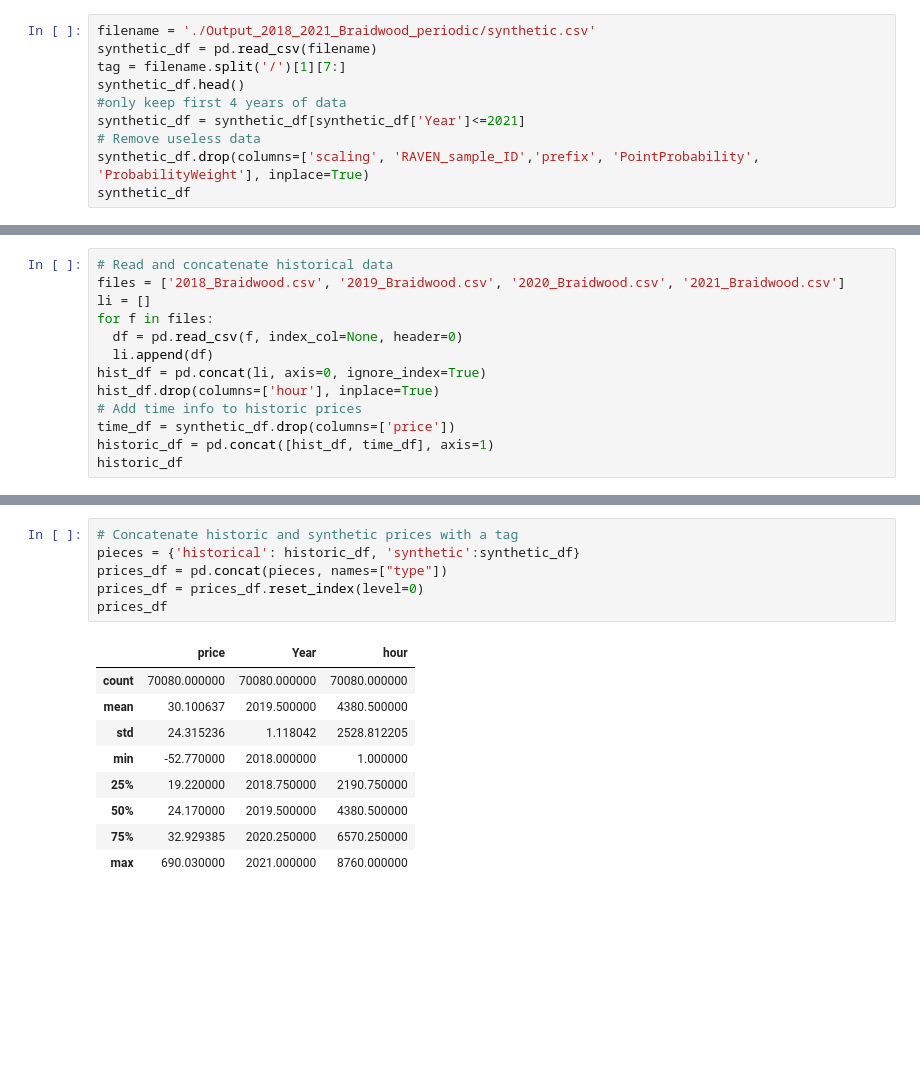
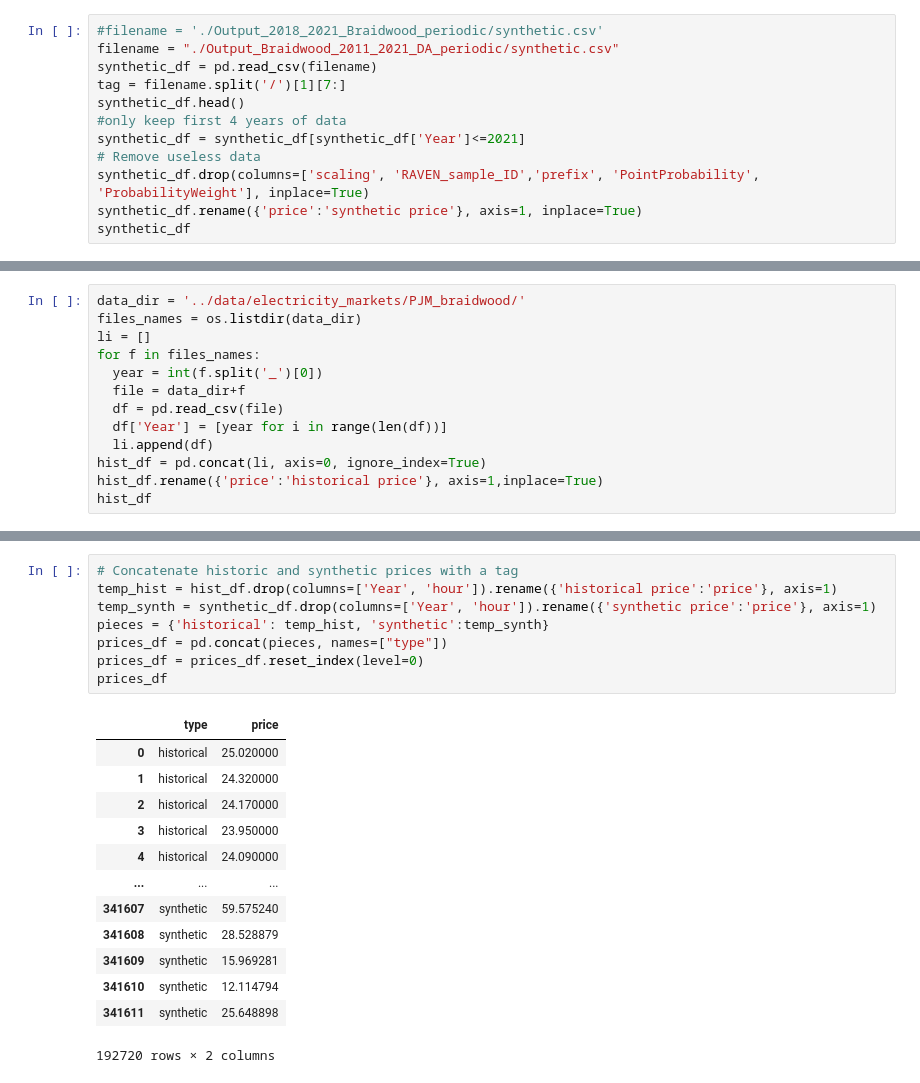
Before and after one commit to idaholab/FORCE, a Jupyter notebook: use_cases/IES_Feb23/train/ARMA_metrics.ipynb, the cells around one changed output, grey strips where cells are left out. Cells and saved outputs as stored; diff of their text form; blank space fills up the shorter version.

```diff
--- a/use_cases/IES_Feb23/train/ARMA_metrics.ipynb
+++ b/use_cases/IES_Feb23/train/ARMA_metrics.ipynb
@@ -6,5 +7,6 @@ import matplotlib.pyplot as plt
 # %%
-filename = './Output_2018_2021_Braidwood_periodic/synthetic.csv'
+#filename = './Output_2018_2021_Braidwood_periodic/synthetic.csv'
+filename = "./Output_Braidwood_2011_2021_DA_periodic/synthetic.csv"
 synthetic_df = pd.read_csv(filename)
 tag = filename.split('/')[1][7:]
 synthetic_df.head()
@@ -12,5 +14,6 @@ synthetic_df.head()
 synthetic_df = synthetic_df[synthetic_df['Year']<=2021]
 # Remove useless data
 synthetic_df.drop(columns=['scaling', 'RAVEN_sample_ID','prefix', 'PointProbability', 'ProbabilityWeight'], inplace=True)
+synthetic_df.rename({'price':'synthetic price'}, axis=1, inplace=True)
 synthetic_df
 # %% [output]
@@ -30,13 +32,0 @@ synthetic_df
-# %%
-# Read and concatenate historical data
-files = ['2018_Braidwood.csv', '2019_Braidwood.csv', '2020_Braidwood.csv', '2021_Braidwood.csv']
-li = []
-for f in files:
-  df = pd.read_csv(f, index_col=None, header=0)
-  li.append(df)
-hist_df = pd.concat(li, axis=0, ignore_index=True)
-hist_df.drop(columns=['hour'], inplace=True)
-# Add time info to historic prices
-time_df = synthetic_df.drop(columns=['price'])
-historic_df = pd.concat([hist_df, time_df], axis=1)
-historic_df
@@ -56,0 +33,13 @@ historic_df
+# %%
+data_dir = '../data/electricity_markets/PJM_braidwood/'
+files_names = os.listdir(data_dir)
+li = []
+for f in files_names:
+  year = int(f.split('_')[0])
+  file = data_dir+f
+  df = pd.read_csv(file)
+  df['Year'] = [year for i in range(len(df))]
+  li.append(df)
+hist_df = pd.concat(li, axis=0, ignore_index=True)
+hist_df.rename({'price':'historical price'}, axis=1,inplace=True)
+hist_df
@@ -76,19 +108,25 @@ stats_df.to_excel('ARMA_stats.xlsx',sheet_name=tag)
 # %%
 # Concatenate historic and synthetic prices with a tag
-pieces = {'historical': historic_df, 'synthetic':synthetic_df}
+temp_hist = hist_df.drop(columns=['Year', 'hour']).rename({'historical price':'price'}, axis=1)
+temp_synth = synthetic_df.drop(columns=['Year', 'hour']).rename({'synthetic price':'price'}, axis=1)
+pieces = {'historical': temp_hist, 'synthetic':temp_synth}
 prices_df = pd.concat(pieces, names=["type"])
 prices_df = prices_df.reset_index(level=0)
 prices_df
 # %% [output]
-|  | price | Year | hour |
-| count | 70080.000000 | 70080.000000 | 70080.000000 |
-| mean | 30.100637 | 2019.500000 | 4380.500000 |
-| std | 24.315236 | 1.118042 | 2528.812205 |
-| min | -52.770000 | 2018.000000 | 1.000000 |
-| 25% | 19.220000 | 2018.750000 | 2190.750000 |
-| 50% | 24.170000 | 2019.500000 | 4380.500000 |
-| 75% | 32.929385 | 2020.250000 | 6570.250000 |
-| max | 690.030000 | 2021.000000 | 8760.000000 |
+|  | type | price |
+| 0 | historical | 25.020000 |
+| 1 | historical | 24.320000 |
+| 2 | historical | 24.170000 |
+| 3 | historical | 23.950000 |
+| 4 | historical | 24.090000 |
+| ... | ... | ... |
+| 341607 | synthetic | 59.575240 |
+| 341608 | synthetic | 28.528879 |
+| 341609 | synthetic | 15.969281 |
+| 341610 | synthetic | 12.114794 |
+| 341611 | synthetic | 25.648898 |
+192720 rows × 2 columns
 # %%
 # Plot and save histograms and boxplots
 fig, axes = plt.subplots(2,2,figsize =(10,10))
```
Also changed, not shown: parts of 8 cells of this notebook.
